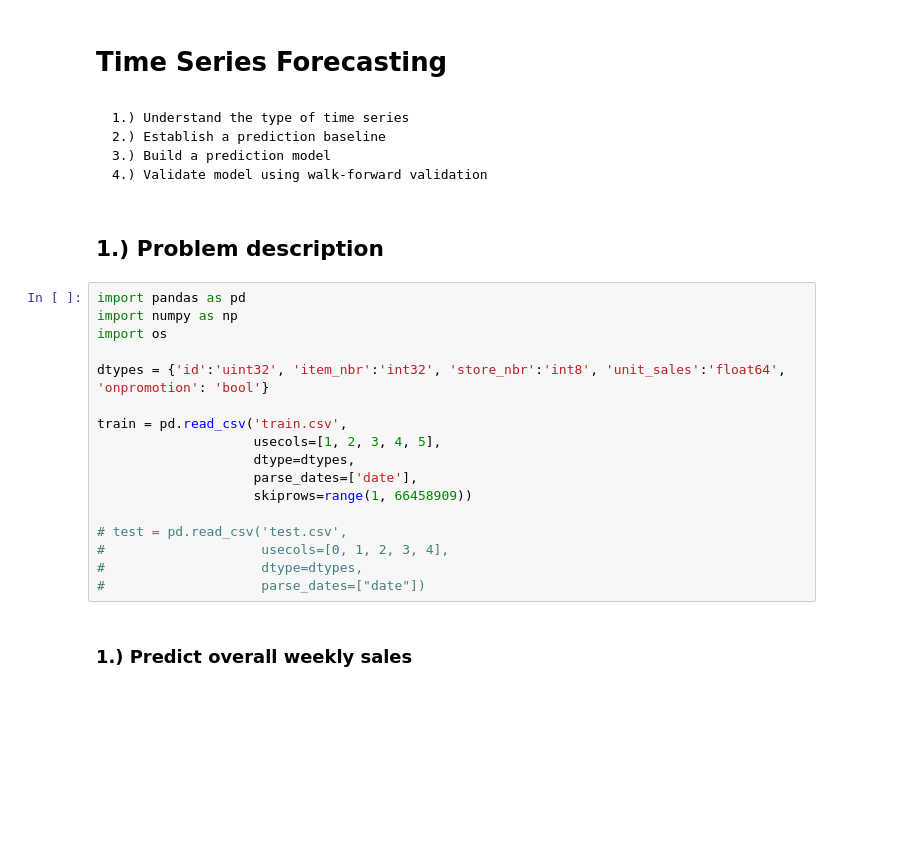
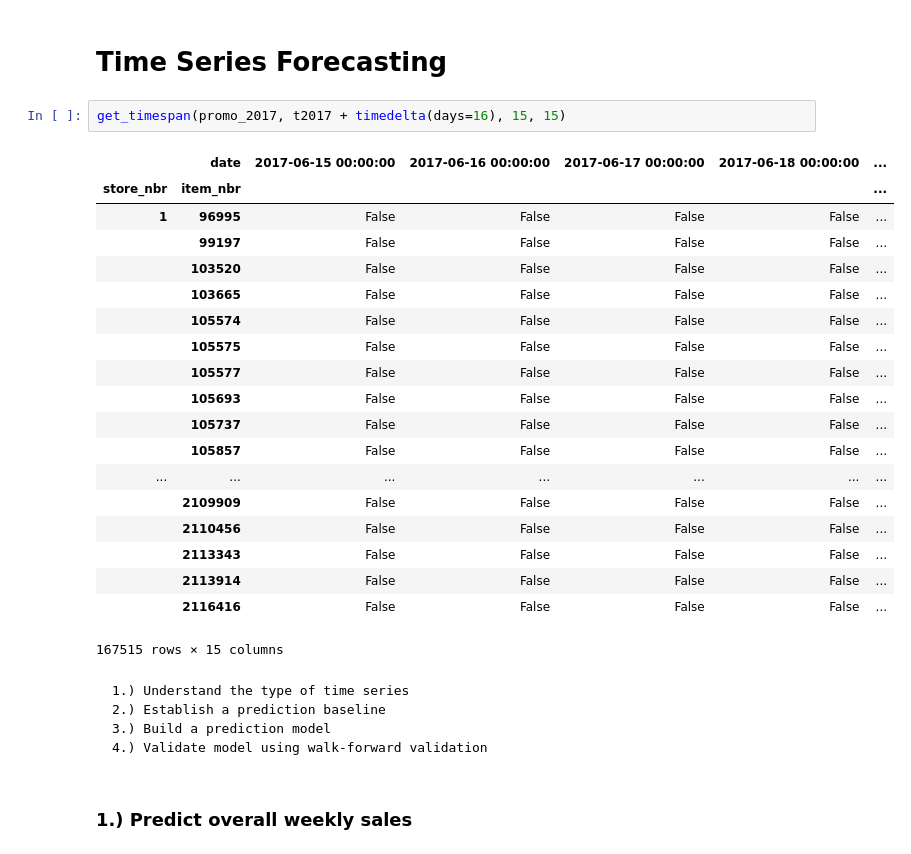
Before and after one commit to failure2communicate/Catalog_optimization, a Jupyter notebook: Time_series_forecasting.ipynb, the cells around one changed output. Cells and saved outputs as stored; diff of their text form; blank space fills up the shorter version.

```diff
--- a/Time_series_forecasting.ipynb
+++ b/Time_series_forecasting.ipynb
@@ -1,29 +409,32 @@
 # %% [markdown]
 # Time Series Forecasting
+# %%
+get_timespan(promo_2017, t2017 + timedelta(days=16), 15, 15)
+# %% [output]
+|  | date | 2017-06-15 00:00:00 | 2017-06-16 00:00:00 | 2017-06-17 00:00:00 | 2017-06-18 00:00:00 | ... |
+| store_nbr | item_nbr |  |  |  |  | ... |
+| 1 | 96995 | False | False | False | False | ... |
+|  | 99197 | False | False | False | False | ... |
+|  | 103520 | False | False | False | False | ... |
+|  | 103665 | False | False | False | False | ... |
+|  | 105574 | False | False | False | False | ... |
+|  | 105575 | False | False | False | False | ... |
+|  | 105577 | False | False | False | False | ... |
+|  | 105693 | False | False | False | False | ... |
+|  | 105737 | False | False | False | False | ... |
+|  | 105857 | False | False | False | False | ... |
+| ... | ... | ... | ... | ... | ... | ... |
+|  | 2109909 | False | False | False | False | ... |
+|  | 2110456 | False | False | False | False | ... |
+|  | 2113343 | False | False | False | False | ... |
+|  | 2113914 | False | False | False | False | ... |
+|  | 2116416 | False | False | False | False | ... |
+167515 rows × 15 columns
 # %% [markdown]
     1.) Understand the type of time series
     2.) Establish a prediction baseline
     3.) Build a prediction model
     4.) Validate model using walk-forward validation
-# %% [markdown]
-## 1.) Problem description
-# %%
-import pandas as pd
-import numpy as np
-import os
-
-dtypes = {'id':'uint32', 'item_nbr':'int32', 'store_nbr':'int8', 'unit_sales':'float64', 'onpromotion': 'bool'}
-
-train = pd.read_csv('train.csv',
-                    usecols=[1, 2, 3, 4, 5],
-                    dtype=dtypes,
-                    parse_dates=['date'],
-                    skiprows=range(1, 66458909))
-
-# test = pd.read_csv('test.csv',
-#                    usecols=[0, 1, 2, 3, 4],
-#                    dtype=dtypes,
-#                    parse_dates=["date"])
 # %% [markdown]
 ### 1.) Predict overall weekly sales
 # %%
```
Also changed, not shown: parts of 18 cells of this notebook.
